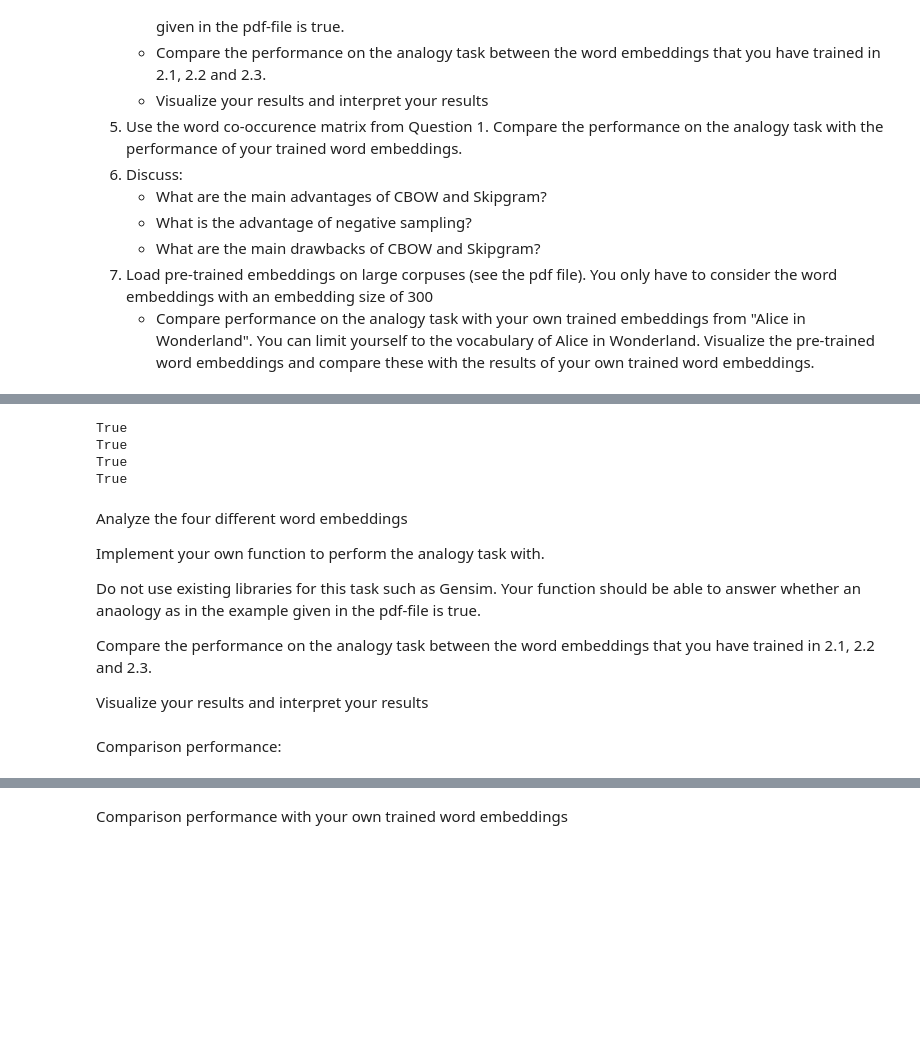
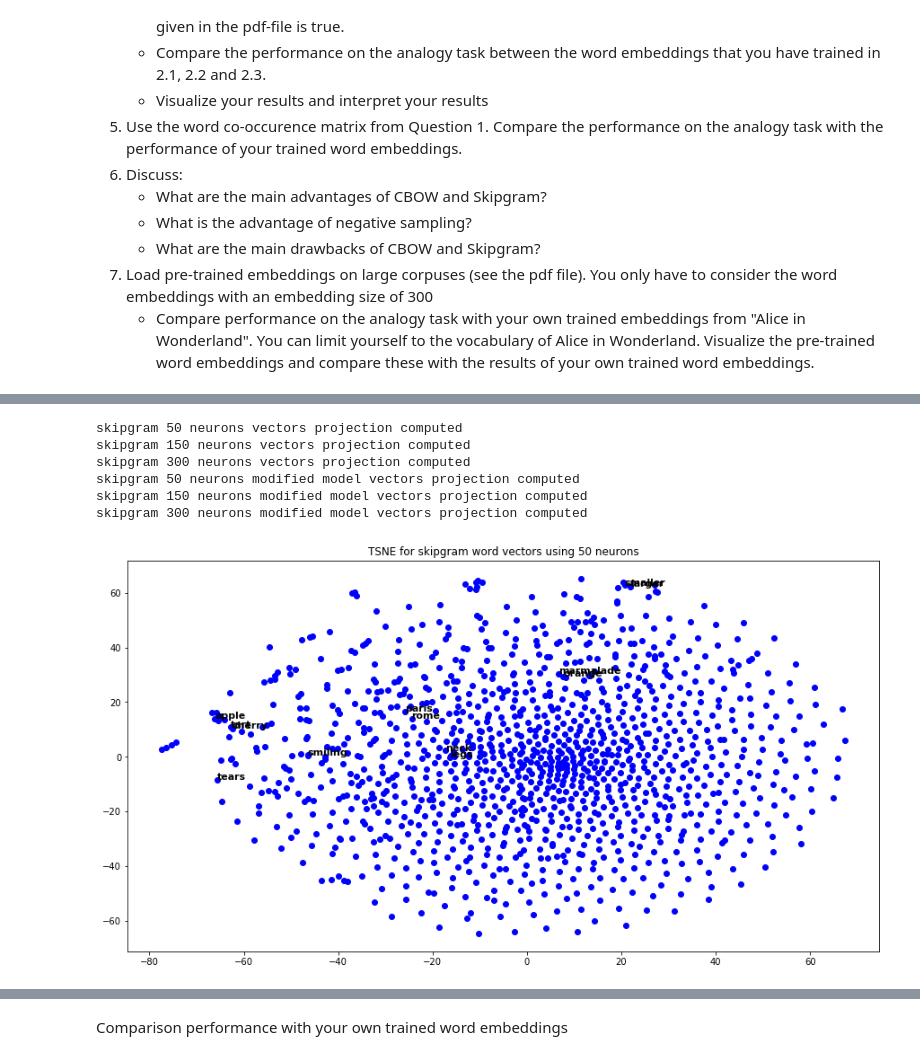
Before and after one commit to jacordero/recsys, a Jupyter notebook: Assignment1Jorge.ipynb, the cells around one changed output, grey strips where cells are left out. Saved outputs shown, nothing was run; the diff lists cells and outputs as text; code cells hidden in the pictures; blank space fills up the shorter version.

Commit message:
Visualization and multiple models implemented for skipgram

```diff
--- a/Assignment1Jorge.ipynb
+++ b/Assignment1Jorge.ipynb
@@ -545,22 +647,0 @@ result4 = analogy('orange', 'marmalade', 'apple', 'tart', skipgram_2words_model_
-# %%
-print(result1)
-print(result2)
-print(result3)
-print(result4)
-# %% [output]
-True
-True
-True
-True
-# %% [markdown]
-Analyze the four different word embeddings
-
-Implement your own function to perform the analogy task with.
-
-Do not use existing libraries for this task such as Gensim. Your function should be able to answer whether an anaology as in the example given in the pdf-file is true.
-
-Compare the performance on the analogy task between the word embeddings that you have trained in 2.1, 2.2 and 2.3.
-
-Visualize your results and interpret your results
-# %% [markdown]
-Comparison performance:
@@ -568,0 +648,53 @@ Comparison performance:
+# %%
+# skipgram model with 50 neurons
+tsne = TSNE(n_components=2, init='pca', random_state=0)
+skipgram_50neurons_model_vectors_projection = tsne.fit_transform(skipgram_50neurons_model_vectors).T
+print("skipgram 50 neurons vectors projection computed")
+
+# skipgram model with 150 neurons
+tsne = TSNE(n_components=2, init='pca', random_state=0)
+skipgram_150neurons_model_vectors_projection = tsne.fit_transform(skipgram_150neurons_model_vectors).T
+print("skipgram 150 neurons vectors projection computed")
+
+# skipgram model with 300 neurons
+tsne = TSNE(n_components=2, init='pca', random_state=0)
+skipgram_300neurons_model_vectors_projection = tsne.fit_transform(skipgram_300neurons_model_vectors).T
+print("skipgram 300 neurons vectors projection computed")
+
+# skipgram model with 50 neurons
+tsne = TSNE(n_components=2, init='pca', random_state=0)
+skipgram_50neurons_modified_model_vectors_projection = tsne.fit_transform(skipgram_50neurons_modified_model_vectors).T
+print("skipgram 50 neurons modified model vectors projection computed")
+
+# skipgram model with 150 neurons
+tsne = TSNE(n_components=2, init='pca', random_state=0)
+skipgram_150neurons_modified_model_vectors_projection = tsne.fit_transform(skipgram_150neurons_modified_model_vectors).T
+print("skipgram 150 neurons modified model vectors projection computed")
+
+# skipgram model with 300 neurons
+tsne = TSNE(n_components=2, init='pca', random_state=0)
+skipgram_300neurons_modified_model_vectors_projection = tsne.fit_transform(skipgram_300neurons_modified_model_vectors).T
+print("skipgram 300 neurons modified model vectors projection computed")
+# %% [output]
+skipgram 50 neurons vectors projection computed
+skipgram 150 neurons vectors projection computed
+skipgram 300 neurons vectors projection computed
+skipgram 50 neurons modified model vectors projection computed
+skipgram 150 neurons modified model vectors projection computed
+skipgram 300 neurons modified model vectors projection computed
+# %%
+fig = plt.figure(figsize=(15, 8))
+plt.scatter(skipgram_50neurons_model_vectors_projection[0],
+            skipgram_50neurons_model_vectors_projection[1],
+            c='b', cmap=plt.cm.Spectral)
+
+for word in analogy_words:
+    idx = tokenizer.word_index[word]
+    x_pos= skipgram_50neurons_model_vectors_projection[0][idx]
+    y_pos= skipgram_50neurons_model_vectors_projection[1][idx]
+    plt.annotate(word, (x_pos, y_pos), fontsize=11, fontweight='bold')
+
+plt.title("TSNE for word vectors of skipgram model using 50 neurons")
+plt.show()
+# %% [output]
+[figure, added]
```
Also changed, not shown: parts of 51 cells of this notebook.
